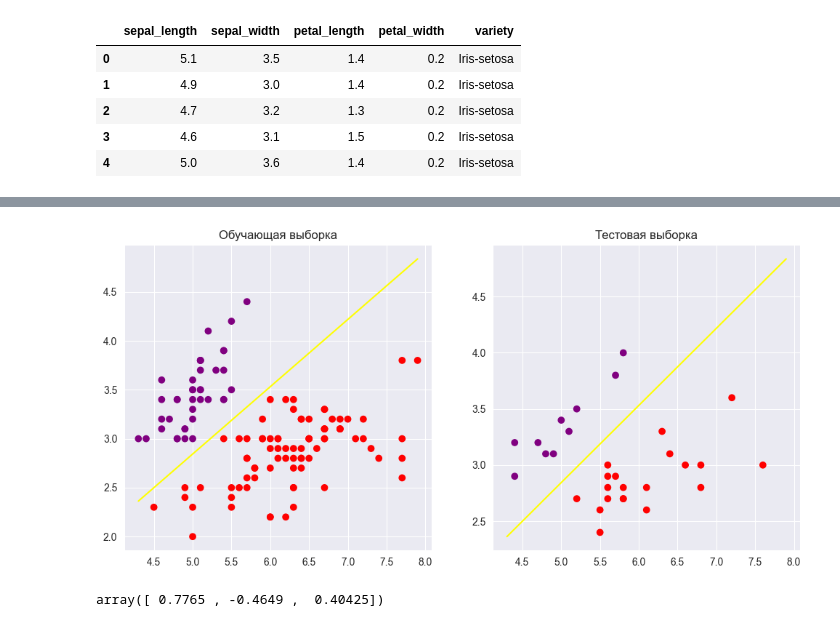
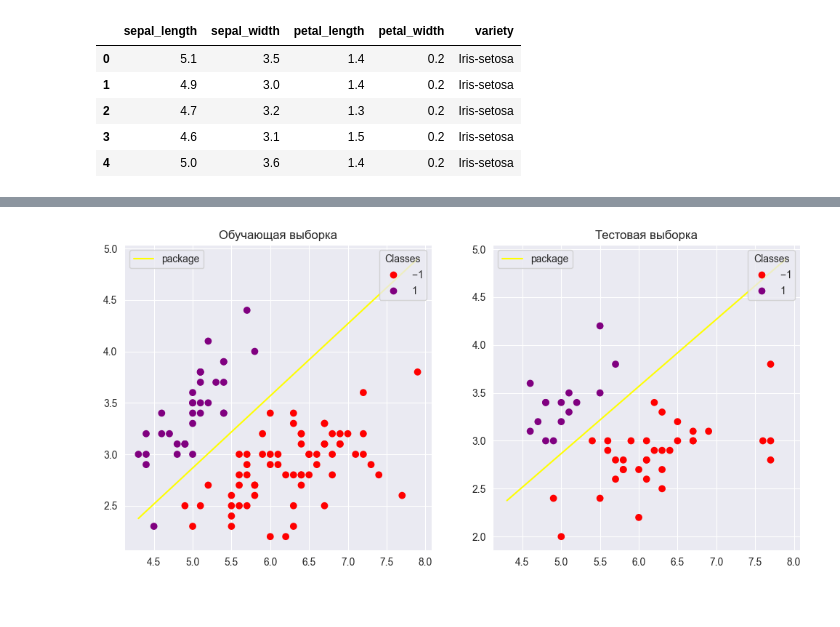
Before and after one commit to J0hnLenin/MachineLearningLabs, a Jupyter notebook: Lab06.ipynb, the cells around one changed output, grey strips where cells are left out. Drawn from its saved outputs; the diff is of its cells as text; code cells hidden in the pictures.

Commit message:
analyzed stochastic, mini-batch and package gradient descents.
param seed added to gradient descent

added labels for tasks

```diff
--- a/Lab06.ipynb
+++ b/Lab06.ipynb
@@ -193,0 +286,2 @@ from sklearn.model_selection import train_test_split
+# %%
+X_train, X_test, y_train, y_test = train_test_split(X, y, test_size=0.33, random_state=19) #устанавливаем random_state 19, чтобы не забыть эти данные
@@ -193,0 +296,3 @@ from sklearn.model_selection import train_test_split
+# %%
+svm = SupportVectorMachine(X_train,y_train, h=0.005, min_iterations=1000) #вызывает пакетный градиентный спуск
+svm.fit()  #веса
@@ -193,0 +312,2 @@ from sklearn.model_selection import train_test_split
+# %%
+cntr_svm = Counter(X_train, X_test, y_train, y_test, svm)
@@ -194,3 +482,3 @@ from sklearn.model_selection import train_test_split
 # %%
-X_train, X_test, y_train, y_test = train_test_split(X, y, test_size=0.2, random_state=19)
+X_train, X_test, y_train, y_test = train_test_split(X, y, test_size=0.33, random_state=20)
 # %%
@@ -225,37 +512,46 @@ f1: 1.0
 # %%
+x1_range = np.linspace(min(X[:, 0]), max(X[:, 0]), 50)
 
-
-weights = svm.w
+hyper_p_svm = cntr_svm.get_hyper_p_2_params(x1_range)
 
 colors = ['red','green','blue','purple']
 
-x1_range = np.linspace(min(X[:, 0]), max(X[:, 0]), 50)
 
+
+# Обучающая выборка
 fig = plt.figure(figsize=(12, 12))
 ax = fig.add_subplot(221)
-# Обучающая выборка
 
-ax.scatter(X_train[:, 0], X_train[:, 1], c=cntr.y_pred_train+np.full(cntr.y_pred_train.shape, 2), cmap=matplotlib.colors.ListedColormap(colors), marker="o", label='Обучающая выборка')
 
-hyper_p = (-weights[0] - weights[1] * x1_range)/ weights[2]
-ax.plot(x1_range, hyper_p, c="yellow")
+scatter = ax.scatter(X_train[:, 0], X_train[:, 1], c=y_train, cmap=matplotlib.colors.ListedColormap(colors), marker="o")
+
+
+
+ax.plot(x1_range, hyper_p_svm, c="yellow", label='package')
+
+
 ax.set_title('Обучающая выборка')
+legend1 = ax.legend(*scatter.legend_elements(),
+                    loc="upper right", title="Classes")
+ax.add_artist(legend1)
+plt.legend()
 
+
+
+#тестовая выборка
 ax = fig.add_subplot(222)
 
-
-ax.scatter(X_test[:, 0], X_test[:, 1], c=cntr.y_pred_test+np.full(cntr.y_pred_test.shape, 2), cmap=matplotlib.colors.ListedColormap(colors), marker="o", label='Обучающая выборка')
-ax.set_title('Тестовая выборка')
-
-hyper_p = (-weights[0] - weights[1] * x1_range)/ weights[2]
-ax.plot(x1_range, hyper_p, c="yellow")
+scatter = ax.scatter(X_test[:, 0], X_test[:, 1], c=y_test, cmap=matplotlib.colors.ListedColormap(colors), marker="o")
 
 
+ax.plot(x1_range, hyper_p_svm, c="yellow", label='package')
+
+legend1 = ax.legend(*scatter.legend_elements(),
+                    loc="upper right", title="Classes")
+ax.set_title('Тестовая выборка')
+ax.add_artist(legend1)
+
+plt.legend()
 plt.show()
 # %% [output]
-[figure, old version]
+[figure, new version]
-# %%
-svm_mini_batch = SupportVectorMachine(X_train, y_train, h=0.0005, min_iterations=1000, strategy='mini-batch')
-svm_mini_batch.fit()
-# %% [output]
-array([ 0.7765 , -0.4649 ,  0.40425])
```
Also changed, not shown: parts of 48 cells of this notebook.
